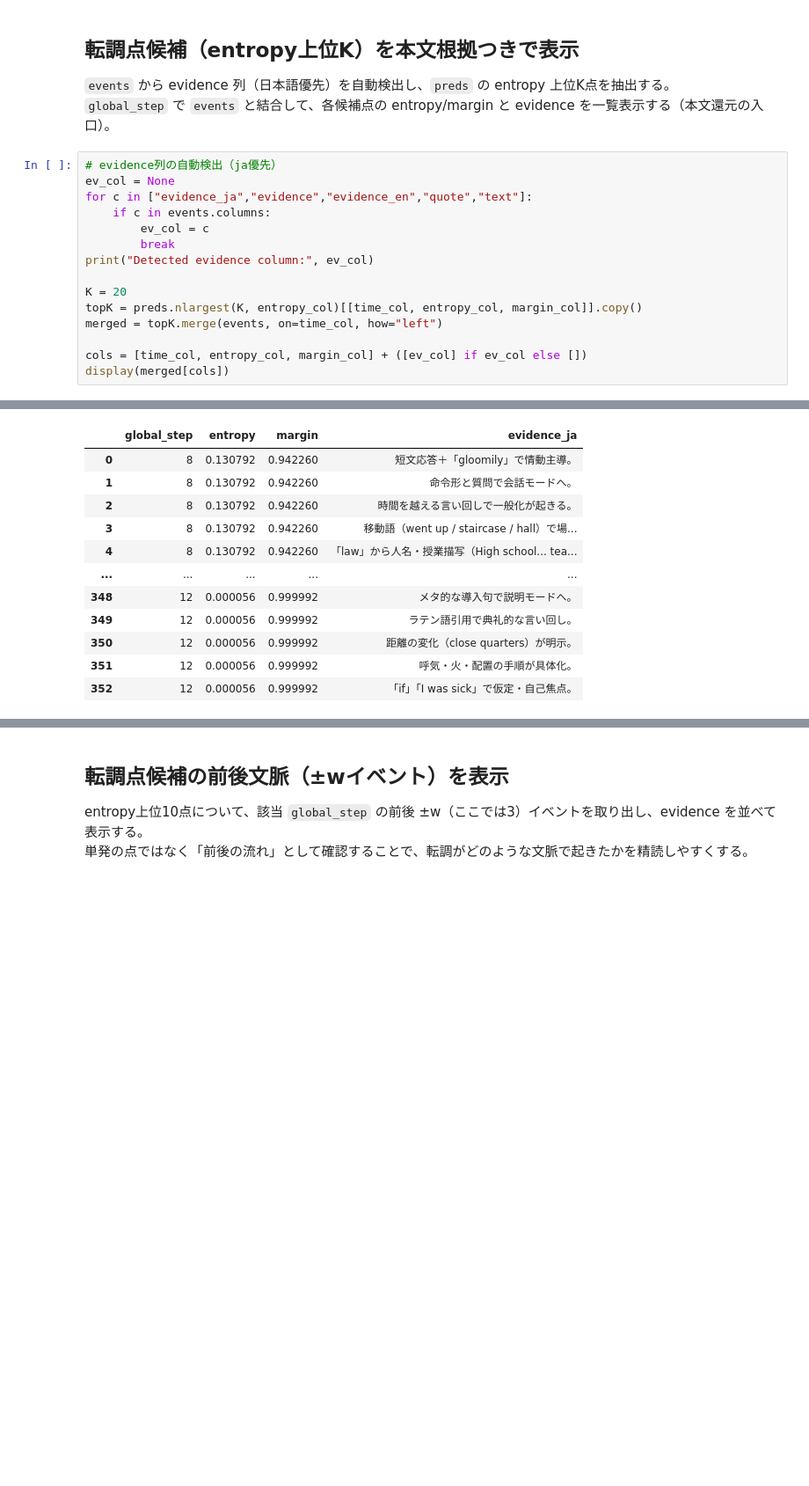
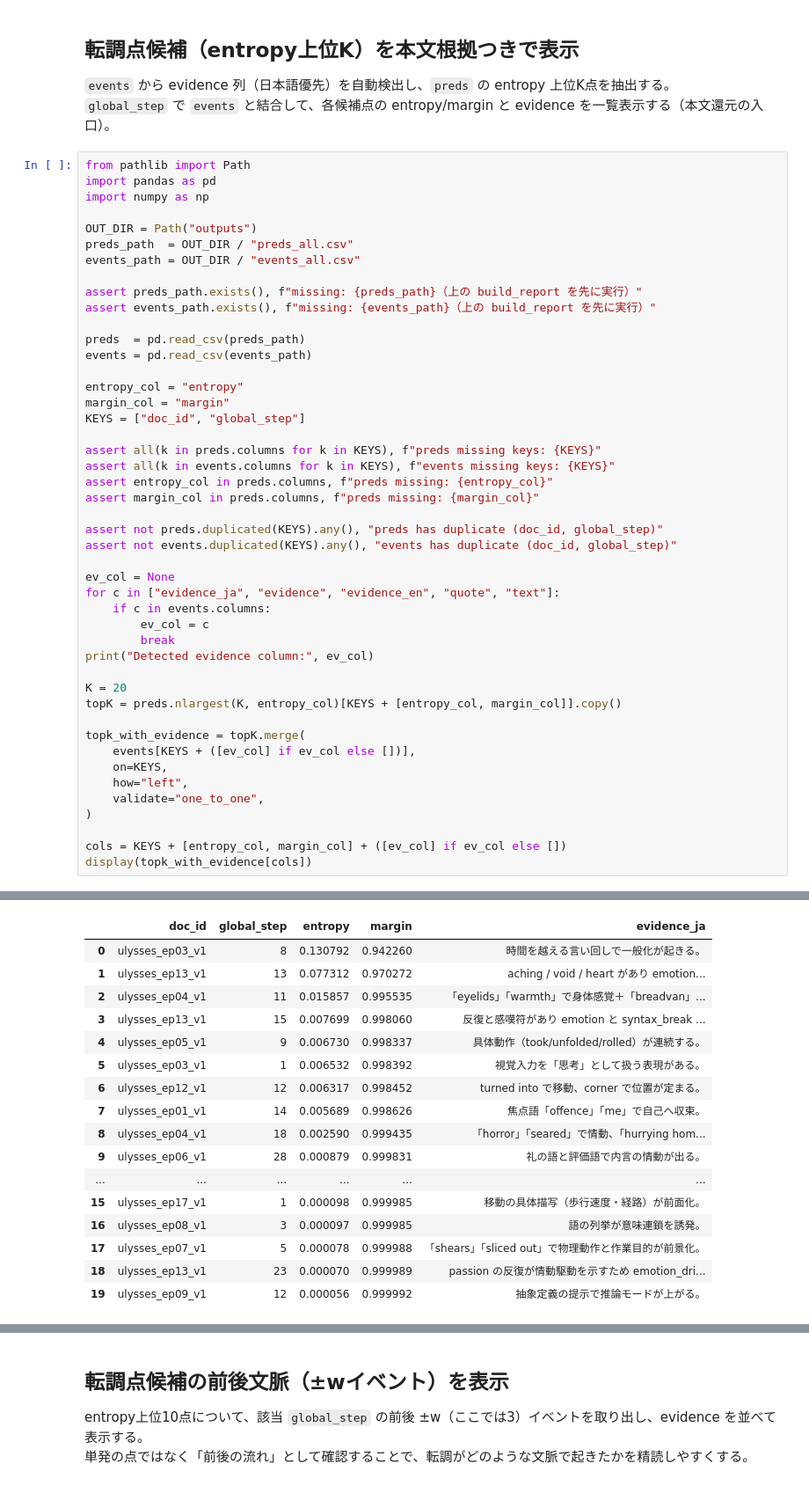
Before and after one commit to Mokafe/Mokafe-ulysses-narrative-gmm, a Jupyter notebook: notebooks/00_ulysses_gmm_report.ipynb, the cells around one changed output, grey strips where cells are left out. Shown at 88% size. Saved outputs shown, nothing was run; the diff lists cells and outputs as text; blank space fills up the shorter version.

```diff
--- a/notebooks/00_ulysses_gmm_report.ipynb
+++ b/notebooks/00_ulysses_gmm_report.ipynb
@@ -204,31 +204,67 @@ plt.show()
 `events` から evidence 列（日本語優先）を自動検出し、`preds` の entropy 上位K点を抽出する。
 `global_step` で `events` と結合して、各候補点の entropy/margin と evidence を一覧表示する（本文還元の入口）。
 # %%
-# evidence列の自動検出（ja優先）
+from pathlib import Path
+import pandas as pd
+import numpy as np
+
+OUT_DIR = Path("outputs")
+preds_path  = OUT_DIR / "preds_all.csv"
+events_path = OUT_DIR / "events_all.csv"
+
+assert preds_path.exists(), f"missing: {preds_path}（上の build_report を先に実行）"
+assert events_path.exists(), f"missing: {events_path}（上の build_report を先に実行）"
+
+preds  = pd.read_csv(preds_path)
+events = pd.read_csv(events_path)
+
+entropy_col = "entropy"
+margin_col = "margin"
+KEYS = ["doc_id", "global_step"]
+
+assert all(k in preds.columns for k in KEYS), f"preds missing keys: {KEYS}"
+assert all(k in events.columns for k in KEYS), f"events missing keys: {KEYS}"
+assert entropy_col in preds.columns, f"preds missing: {entropy_col}"
+assert margin_col in preds.columns, f"preds missing: {margin_col}"
+
+assert not preds.duplicated(KEYS).any(), "preds has duplicate (doc_id, global_step)"
+assert not events.duplicated(KEYS).any(), "events has duplicate (doc_id, global_step)"
+
 ev_col = None
-for c in ["evidence_ja","evidence","evidence_en","quote","text"]:
+for c in ["evidence_ja", "evidence", "evidence_en", "quote", "text"]:
     if c in events.columns:
         ev_col = c
         break
 print("Detected evidence column:", ev_col)
 
 K = 20
-topK = preds.nlargest(K, entropy_col)[[time_col, entropy_col, margin_col]].copy()
-merged = topK.merge(events, on=time_col, how="left")
+topK = preds.nlargest(K, entropy_col)[KEYS + [entropy_col, margin_col]].copy()
 
-cols = [time_col, entropy_col, margin_col] + ([ev_col] if ev_col else [])
-display(merged[cols])
+topk_with_evidence = topK.merge(
+    events[KEYS + ([ev_col] if ev_col else [])],
+    on=KEYS,
+    how="left",
+    validate="one_to_one",
+)
+
+cols = KEYS + [entropy_col, margin_col] + ([ev_col] if ev_col else [])
+display(topk_with_evidence[cols])
 # %% [output]
 Detected evidence column: evidence_ja
-|  | global_step | entropy | margin | evidence_ja |
-| 0 | 8 | 0.130792 | 0.942260 | 短文応答＋「gloomily」で情動主導。 |
-| 1 | 8 | 0.130792 | 0.942260 | 命令形と質問で会話モードへ。 |
-| 2 | 8 | 0.130792 | 0.942260 | 時間を越える言い回しで一般化が起きる。 |
-| 3 | 8 | 0.130792 | 0.942260 | 移動語（went up / staircase / hall）で場... |
-| 4 | 8 | 0.130792 | 0.942260 | 「law」から人名・授業描写（High school... tea... |
-| ... | ... | ... | ... | ... |
-| 348 | 12 | 0.000056 | 0.999992 | メタ的な導入句で説明モードへ。 |
-| 349 | 12 | 0.000056 | 0.999992 | ラテン語引用で典礼的な言い回し。 |
-| 350 | 12 | 0.000056 | 0.999992 | 距離の変化（close quarters）が明示。 |
-| 351 | 12 | 0.000056 | 0.999992 | 呼気・火・配置の手順が具体化。 |
-| 352 | 12 | 0.000056 | 0.999992 | 「if」「I was sick」で仮定・自己焦点。 |
+|  | doc_id | global_step | entropy | margin | evidence_ja |
+| 0 | ulysses_ep03_v1 | 8 | 0.130792 | 0.942260 | 時間を越える言い回しで一般化が起きる。 |
+| 1 | ulysses_ep13_v1 | 13 | 0.077312 | 0.970272 | aching / void / heart があり emotion... |
+| 2 | ulysses_ep04_v1 | 11 | 0.015857 | 0.995535 | 「eyelids」「warmth」で身体感覚＋「breadvan」... |
+| 3 | ulysses_ep13_v1 | 15 | 0.007699 | 0.998060 | 反復と感嘆符があり emotion と syntax_break ... |
+| 4 | ulysses_ep05_v1 | 9 | 0.006730 | 0.998337 | 具体動作（took/unfolded/rolled）が連続する。 |
+| 5 | ulysses_ep03_v1 | 1 | 0.006532 | 0.998392 | 視覚入力を「思考」として扱う表現がある。 |
+| 6 | ulysses_ep12_v1 | 12 | 0.006317 | 0.998452 | turned into で移動、corner で位置が定まる。 |
+| 7 | ulysses_ep01_v1 | 14 | 0.005689 | 0.998626 | 焦点語「offence」「me」で自己へ収束。 |
+| 8 | ulysses_ep04_v1 | 18 | 0.002590 | 0.999435 | 「horror」「seared」で情動、「hurrying hom... |
+| 9 | ulysses_ep06_v1 | 28 | 0.000879 | 0.999831 | 礼の語と評価語で内言の情動が出る。 |
+| ... | ... | ... | ... | ... | ... |
+| 15 | ulysses_ep17_v1 | 1 | 0.000098 | 0.999985 | 移動の具体描写（歩行速度・経路）が前面化。 |
+| 16 | ulysses_ep08_v1 | 3 | 0.000097 | 0.999985 | 語の列挙が意味連鎖を誘発。 |
+| 17 | ulysses_ep07_v1 | 5 | 0.000078 | 0.999988 | 「shears」「sliced out」で物理動作と作業目的が前景化。 |
+| 18 | ulysses_ep13_v1 | 23 | 0.000070 | 0.999989 | passion の反復が情動駆動を示すため emotion_dri... |
+| 19 | ulysses_ep09_v1 | 12 | 0.000056 | 0.999992 | 抽象定義の提示で推論モードが上がる。 |
```
Also changed, not shown: parts of 10 cells of this notebook.
